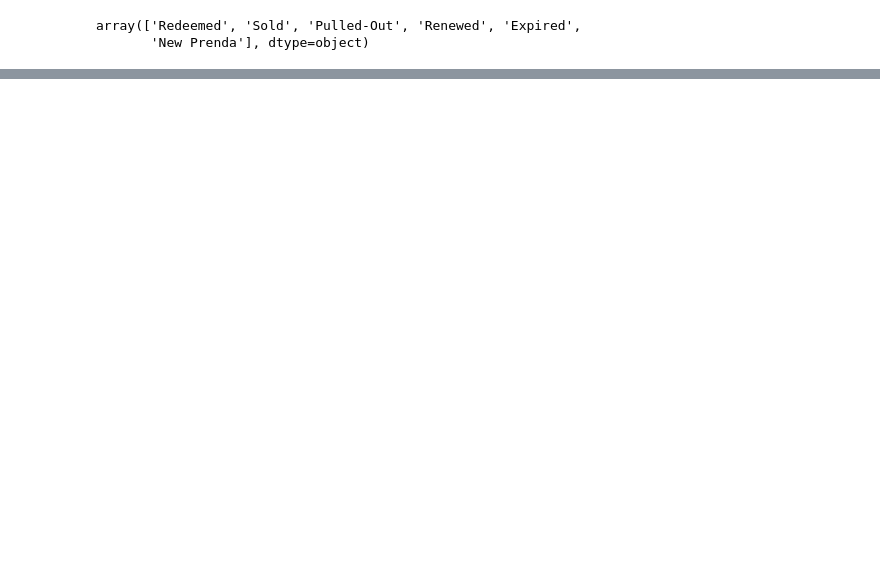
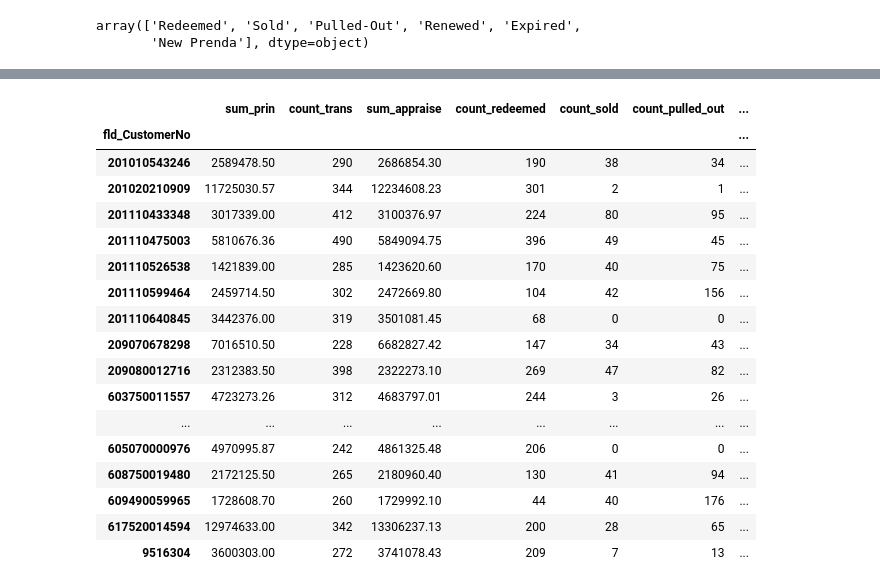
Before and after one commit to chesterhansel/11-Financial-Crime-Detection-using-Anomaly-Score, a Jupyter notebook: Notebooks/01-pg-features-engineering.ipynb, the cells around one changed output, grey strips where cells are left out. Cells and saved outputs as stored; diff of their text form; code cells hidden in the pictures; blank space fills up the shorter version.

```diff
--- a/Notebooks/01-pg-features-engineering.ipynb
+++ b/Notebooks/01-pg-features-engineering.ipynb
@@ -75,0 +172,39 @@ display(grouped_df.head())
+# %%
+# Group by 'fld_CustomerNo' and sum the columns
+grouped_df = pd.concat([
+    df.groupby('fld_CustomerNo')['PrincipalAmt'].sum().rename('sum_prin'),
+    df.groupby('fld_CustomerNo').size().rename('count_trans'),
+    df.groupby('fld_CustomerNo')['fld_AppraiseValue'].sum().rename('sum_appraise'),
+    df.groupby('fld_CustomerNo')['TransStatus'].apply(lambda x: (x == 'Redeemed').sum()).rename('count_redeemed'),
+    df.groupby('fld_CustomerNo')['TransStatus'].apply(lambda x: (x == 'Sold').sum()).rename('count_sold'),
+    df.groupby('fld_CustomerNo')['TransStatus'].apply(lambda x: (x == 'Pulled-Out').sum()).rename('count_pulled_out'),
+    df.groupby('fld_CustomerNo')['TransStatus'].apply(lambda x: (x == 'Renewed').sum()).rename('count_renewed'),
+    df.groupby('fld_CustomerNo')['TransStatus'].apply(lambda x: (x == 'Expired').sum()).rename('count_expired'),
+    df.groupby('fld_CustomerNo')['TransStatus'].apply(lambda x: (x == 'New Prenda').sum()).rename('count_new_prenda'),
+], axis=1)
+
+# Apply a condition to filter rows with sum less than or equal to 10
+condition = grouped_df['count_sold'] <= 250
+filtered_grouped_df = grouped_df[condition]
+
+# Display the first few rows of the DataFrame
+display(filtered_grouped_df.head(100))
+# %% [output]
+|  | sum_prin | count_trans | sum_appraise | count_redeemed | count_sold | count_pulled_out | ... |
+| fld_CustomerNo |  |  |  |  |  |  | ... |
+| 201010543246 | 2589478.50 | 290 | 2686854.30 | 190 | 38 | 34 | ... |
+| 201020210909 | 11725030.57 | 344 | 12234608.23 | 301 | 2 | 1 | ... |
+| 201110433348 | 3017339.00 | 412 | 3100376.97 | 224 | 80 | 95 | ... |
+| 201110475003 | 5810676.36 | 490 | 5849094.75 | 396 | 49 | 45 | ... |
+| 201110526538 | 1421839.00 | 285 | 1423620.60 | 170 | 40 | 75 | ... |
+| 201110599464 | 2459714.50 | 302 | 2472669.80 | 104 | 42 | 156 | ... |
+| 201110640845 | 3442376.00 | 319 | 3501081.45 | 68 | 0 | 0 | ... |
+| 209070678298 | 7016510.50 | 228 | 6682827.42 | 147 | 34 | 43 | ... |
+| 209080012716 | 2312383.50 | 398 | 2322273.10 | 269 | 47 | 82 | ... |
+| 603750011557 | 4723273.26 | 312 | 4683797.01 | 244 | 3 | 26 | ... |
+| ... | ... | ... | ... | ... | ... | ... | ... |
+| 605070000976 | 4970995.87 | 242 | 4861325.48 | 206 | 0 | 0 | ... |
+| 608750019480 | 2172125.50 | 265 | 2180960.40 | 130 | 41 | 94 | ... |
+| 609490059965 | 1728608.70 | 260 | 1729992.10 | 44 | 40 | 176 | ... |
+| 617520014594 | 12974633.00 | 342 | 13306237.13 | 200 | 28 | 65 | ... |
+| 9516304 | 3600303.00 | 272 | 3741078.43 | 209 | 7 | 13 | ... |
```
Also changed, not shown: parts of 8 cells of this notebook.
